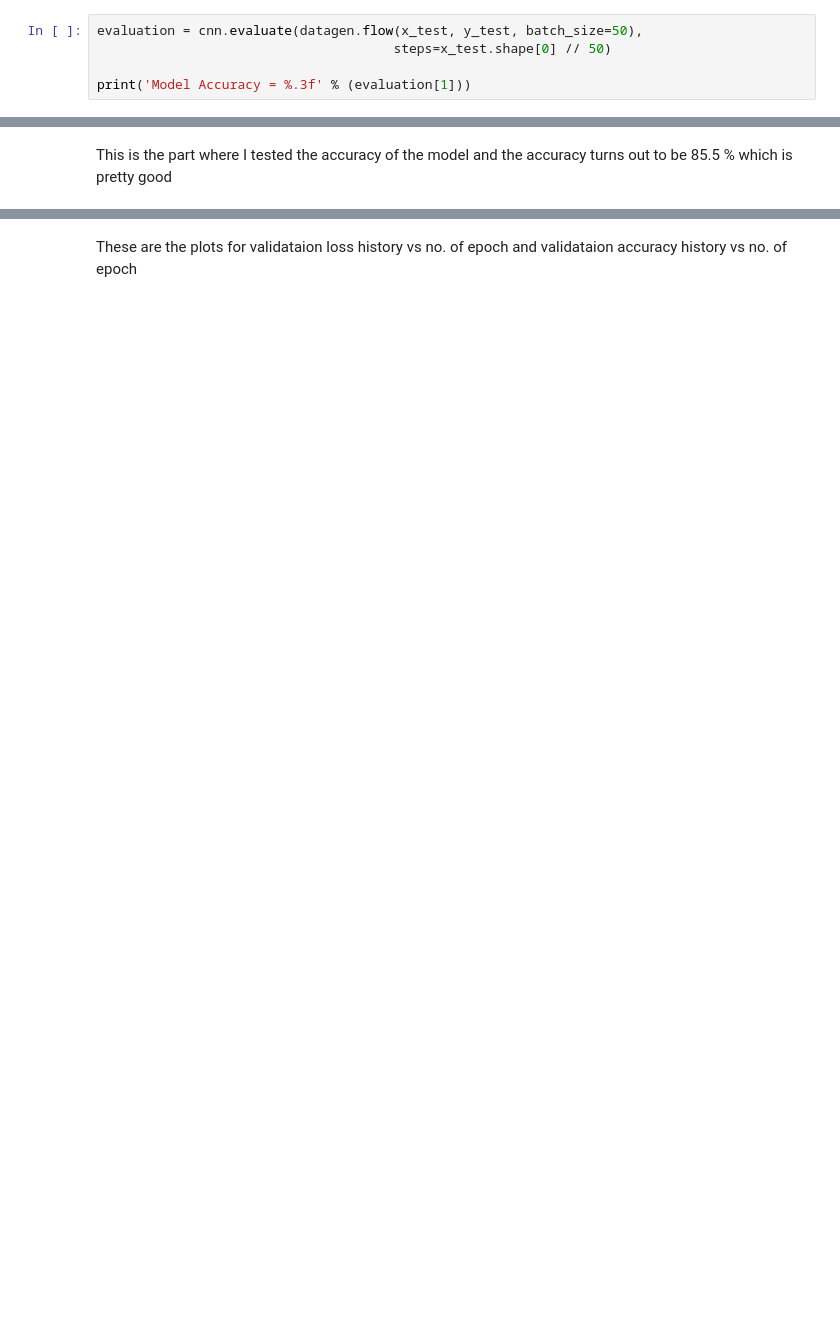
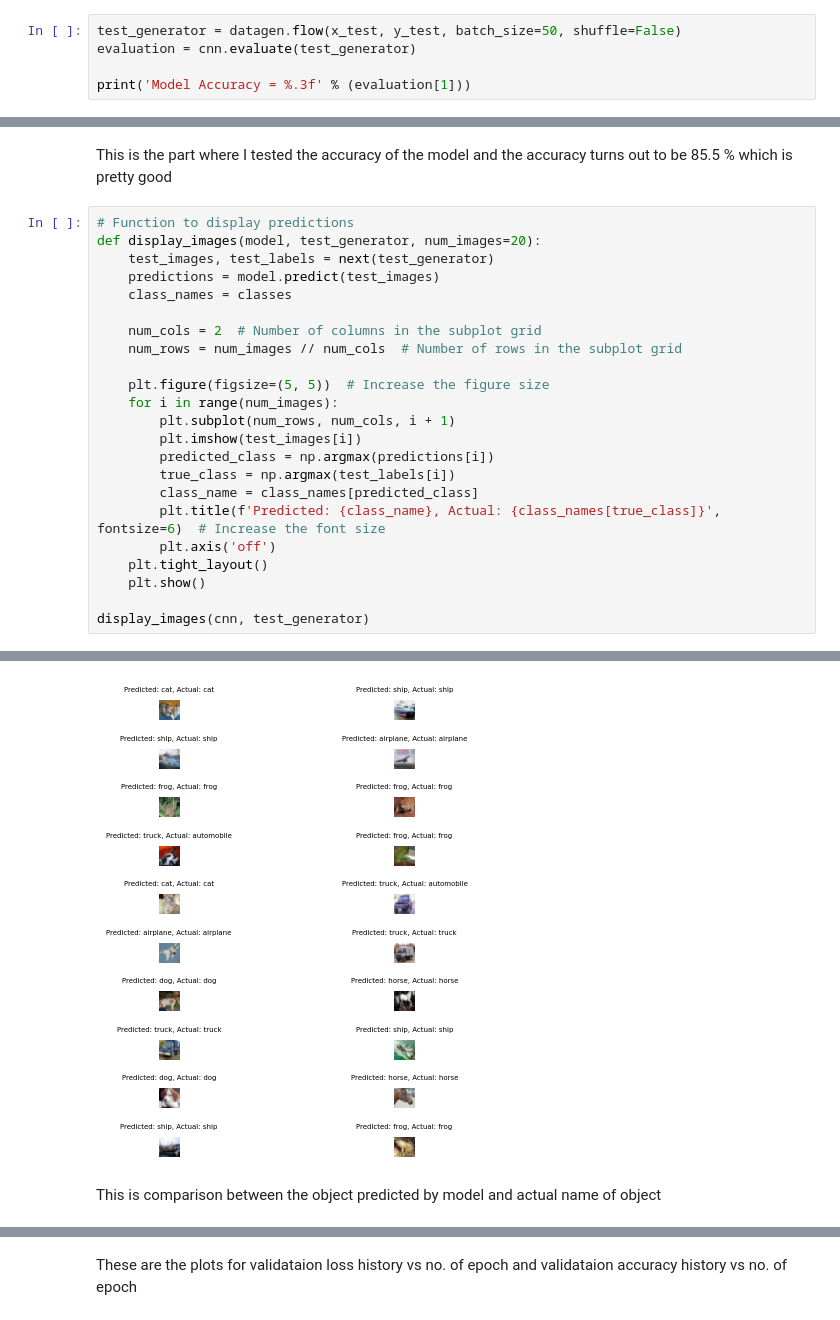
Before and after one commit to Divyanshu0311/23B0306_AIC, a Jupyter notebook: T_Q1_CIFAR10.ipynb, the cells around one changed output, grey strips where cells are left out. Saved outputs shown, nothing was run; the diff lists cells and outputs as text; blank space fills up the shorter version.

```diff
--- a/T_Q1_CIFAR10.ipynb
+++ b/T_Q1_CIFAR10.ipynb
@@ -217,8 +218,8 @@ Epoch 16: early stopping
 Early stopping function is used so that whenever the validataion is lowest for next 8 values the epoch will stop and the model trainning will be complete<br>
 I used batch size 50 as it was giving a better accuracy<br>
 # %%
-evaluation = cnn.evaluate(datagen.flow(x_test, y_test, batch_size=50),
-                                      steps=x_test.shape[0] // 50)
+test_generator = datagen.flow(x_test, y_test, batch_size=50, shuffle=False)
+evaluation = cnn.evaluate(test_generator)
 
 print('Model Accuracy = %.3f' % (evaluation[1]))
 # %% [output]
@@ -227,2 +228,26 @@ Model Accuracy = 0.855
 # %% [markdown]
 This is the part where I tested the accuracy of the model and the accuracy turns out to be 85.5 % which is pretty good
+# %%
+# Function to display predictions
+def display_images(model, test_generator, num_images=20):
+    test_images, test_labels = next(test_generator)
+    predictions = model.predict(test_images)
+    class_names = classes
+
+    num_cols = 2  # Number of columns in the subplot grid
+    num_rows = num_images // num_cols  # Number of rows in the subplot grid
+
+    plt.figure(figsize=(5, 5))  # Increase the figure size
+    for i in range(num_images):
+        plt.subplot(num_rows, num_cols, i + 1)
+        plt.imshow(test_images[i])
+        predicted_class = np.argmax(predictions[i])
+        true_class = np.argmax(test_labels[i])
+        class_name = class_names[predicted_class]
+        plt.title(f'Predicted: {class_name}, Actual: {class_names[true_class]}', fontsize=6)  # Increase the font size
+        plt.axis('off')
+    plt.tight_layout()
+    plt.show()
+
+display_images(cnn, test_generator)
+# %% [output]
@@ -229,3 +255,6 @@ This is the part where I tested the accuracy of the model and the accuracy turns
+[figure, added]
+# %% [markdown]
+This is comparison between the object predicted by model and actual name of object
 # %%
 # Generate generalization metrics
 score = cnn.evaluate(x_test, y_test, verbose=0)
```
Also changed, not shown: parts of 8 cells of this notebook.
